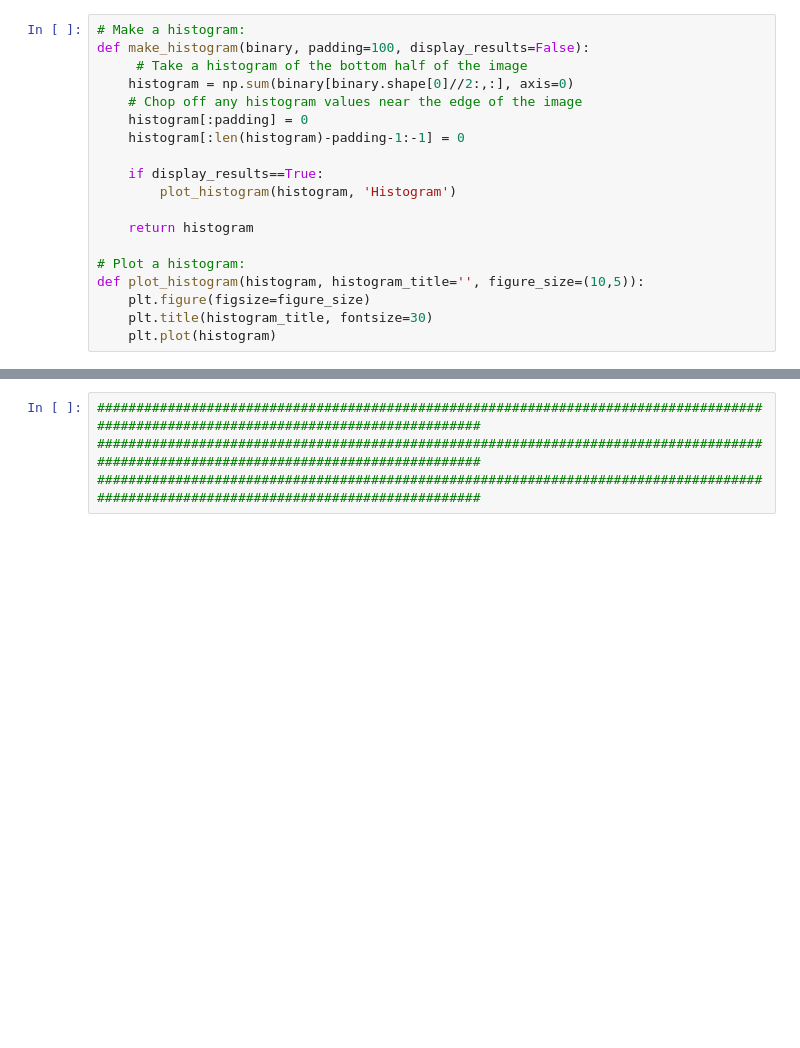
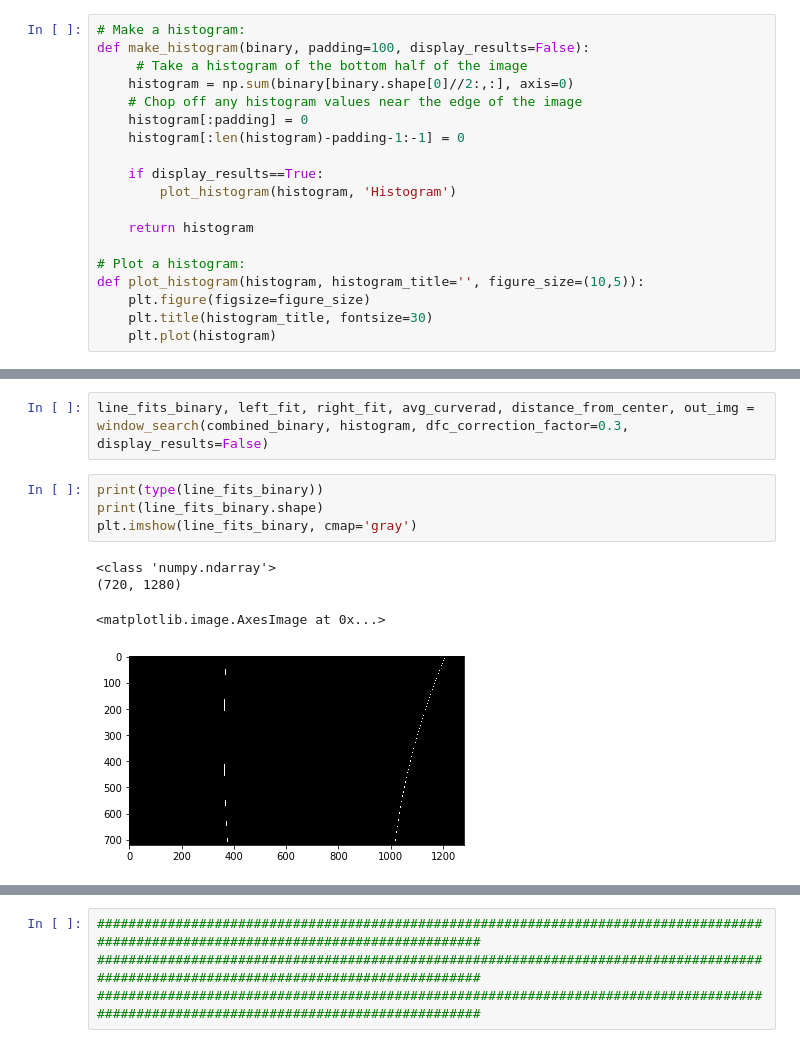
Before and after one commit to tyler-lewis-udacity/Advanced_Lane_Finding, a Jupyter notebook: P4_advanced_lane_finding_new.ipynb, the cells around one changed output, grey strips where cells are left out. Drawn from its saved outputs; the diff is of its cells as text; blank space fills up the shorter version.

```diff
--- a/P4_advanced_lane_finding_new.ipynb
+++ b/P4_advanced_lane_finding_new.ipynb
@@ -339,0 +634,11 @@ histogram = make_histogram(combined_binary, 0, True)
+# %%
+line_fits_binary, left_fit, right_fit, avg_curverad, distance_from_center, out_img = window_search(combined_binary, histogram, dfc_correction_factor=0.3, display_results=False)
+# %%
+print(type(line_fits_binary))
+print(line_fits_binary.shape)
+plt.imshow(line_fits_binary, cmap='gray')
+# %% [output]
+<class 'numpy.ndarray'>
+(720, 1280)
+<matplotlib.image.AxesImage at 0x...>
+[figure, added]
```
Also changed, not shown: parts of 26 cells of this notebook.
